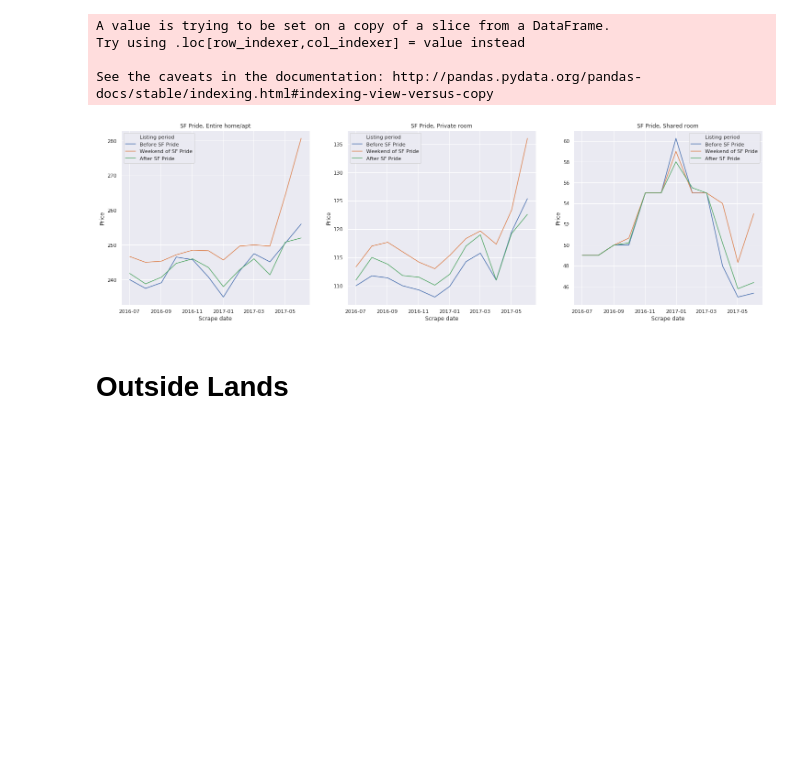
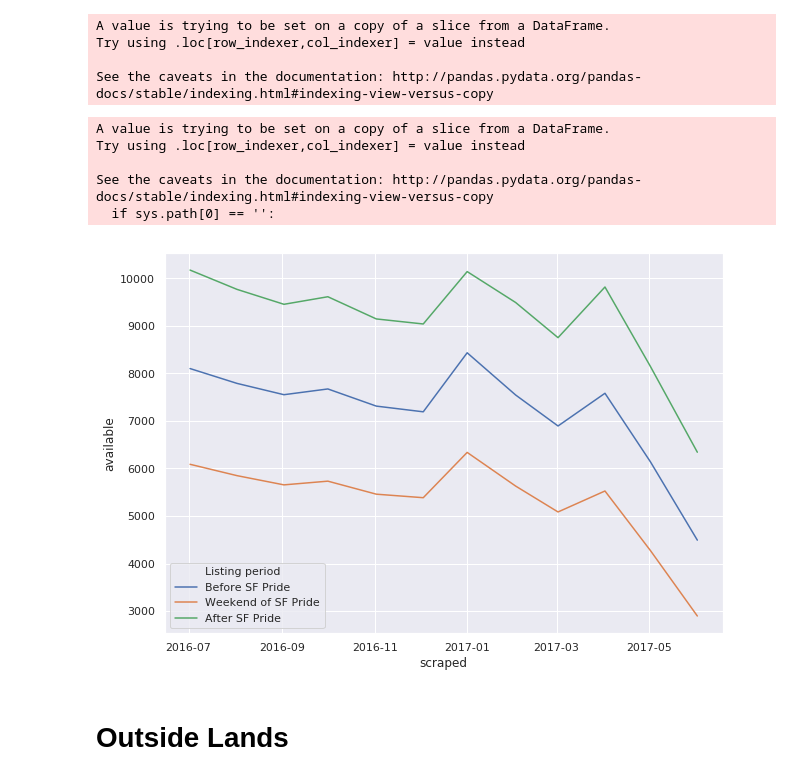
Before and after one commit to junseo-park/airbnb, a Jupyter notebook: notebooks/availability by month.ipynb, the cells around one changed output. Saved outputs shown, nothing was run; the diff lists cells and outputs as text; code cells hidden in the pictures; blank space fills up the shorter version.

```diff
--- a/notebooks/availability by month.ipynb
+++ b/notebooks/availability by month.ipynb
@@ -246,14 +211,37 @@ Try using .loc[row_indexer,col_indexer] = value instead
 
 See the caveats in the documentation: http://pandas.pydata.org/pandas-docs/stable/indexing.html#indexing-view-versus-copy
 # %%
-plot_data(pride_cal,
-          bins=[PRIDE_START, pd.Timestamp(2017, 6, 22),
-                pd.Timestamp(2017, 6, 25), PRIDE_END],
-          labels=['Before SF Pride', 'Weekend of SF Pride', 'After SF Pride'],
-          title='SF Pride')
-plt.savefig('pride.png')
+pride_avail = replace_available(pride_cal)
+pride_avail["room_type"].unique()
+
+pride_entire = pride_avail[pride_avail["room_type"] == 'Entire home/apt']
+pride_private = pride_avail[pride_avail["room_type"] == 'Private room']
+pride_shared = pride_avail[pride_avail["room_type"] == 'Shared room']
+
+bins=[PRIDE_START, pd.Timestamp(2017, 6, 22),
+                pd.Timestamp(2017, 6, 25), PRIDE_END]
+labels=['Before SF Pride', 'Weekend of SF Pride', 'After SF Pride']
+
+pride_entire['Listing period'] = pd.cut(pride_entire['date'], bins=bins, labels=labels)
+
+pride_tmp = (
+    pride_entire
+    .groupby(["scraped", "Listing period"])[['available']].sum()
+#     .pivot_table(values='available', index='scraped', columns='Listing period')
+    .reset_index()
+)
 # %% [output]
-[figure, removed]
+A value is trying to be set on a copy of a slice from a DataFrame.
+Try using .loc[row_indexer,col_indexer] = value instead
+
+See the caveats in the documentation: http://pandas.pydata.org/pandas-docs/stable/indexing.html#indexing-view-versus-copy
+  if sys.path[0] == '':
+# %%
+plt.figure(figsize=(10, 7))
+sns.lineplot(x='scraped', y='available', hue='Listing period', data=pride_tmp)
+plt.savefig('../img/pride/pride_availability.png')
+# %% [output]
+[figure, added]
 # %% [markdown]
 # Outside Lands
 # %%
```
Also changed, not shown: parts of 21 cells of this notebook, 6 other files.
